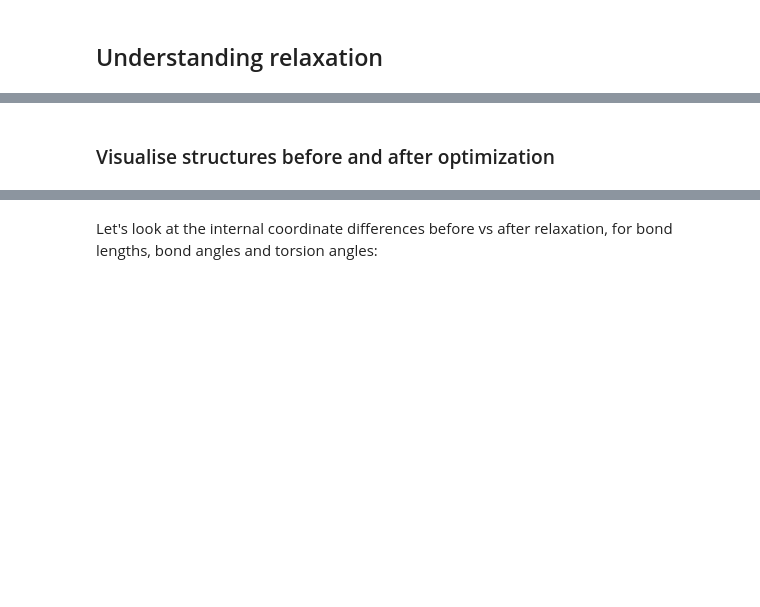
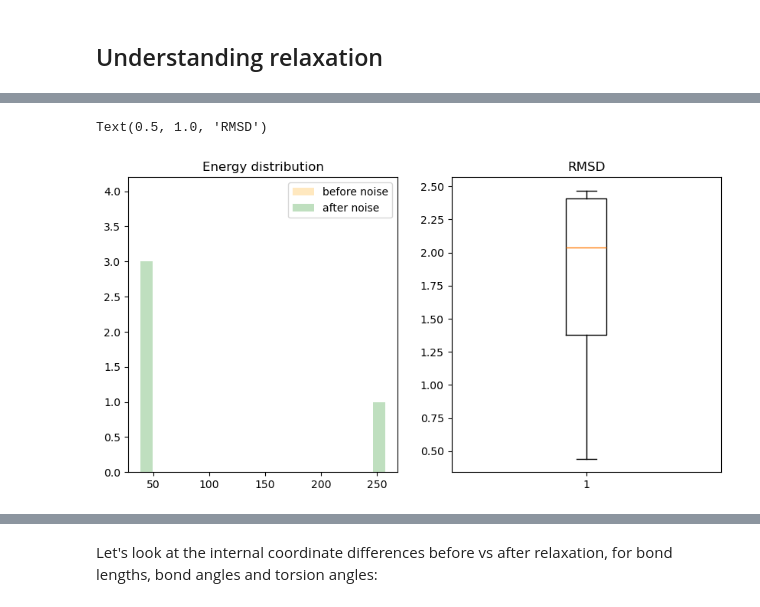
Before and after one commit to LenaNehale/torsional-diffusion, a Jupyter notebook: playground.ipynb, the cells around one changed output, grey strips where cells are left out. Drawn from its saved outputs; the diff is of its cells as text; code cells hidden in the pictures; blank space fills up the shorter version.

```diff
--- a/playground.ipynb
+++ b/playground.ipynb
@@ -129,3 +113,18 @@ for i, smile in enumerate(smis):
-# %% [markdown]
-### Visualise structures before and after optimization
+# %%
+samples_before_perturb = pickle.load(open('samples_before_perturb.pkl', 'rb'))
+samples_after_perturb = pickle.load(open('samples_after_perturb.pkl', 'rb'))
+#Plt figure with 2 subfigures
+fig, ax = plt.subplots(1, 2, figsize=(10, 5))
+#Plot the hists in the first subfigure
+ax[0].hist([mmff_energy(x.mol) for x in samples_before_perturb], bins=20, color = 'orange',label='before noise', alpha=0.25)
+ax[0].hist([mmff_energy(x.mol) for x in samples_after_perturb], bins=20, color = 'green',label='after noise', alpha=0.25)
+ax[0].legend()
+ax[0].set_title(f'Energy distribution')
+# Plot the RMSD in the second subfigure
+rmsds = get_rmsds([x.mol for x in samples_before_perturb], [x.mol for x in samples_after_perturb])
+ax[1].boxplot(rmsds)
+ax[1].set_title(f'RMSD')
+# %% [output]
+Text(0.5, 1.0, 'RMSD')
+[figure, added]
 # %%
```
Also changed, not shown: parts of 31 cells of this notebook, 8 other files.
